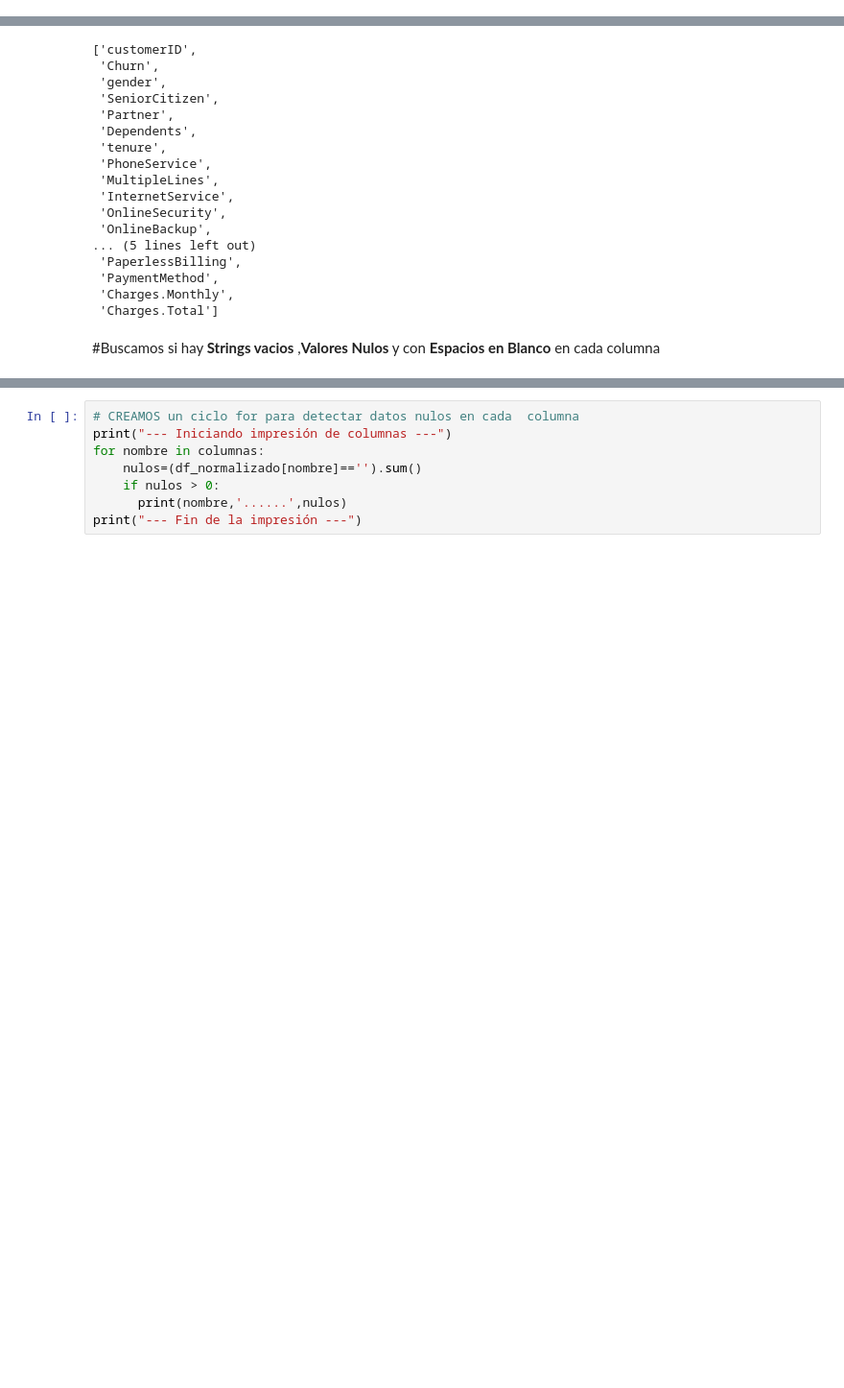
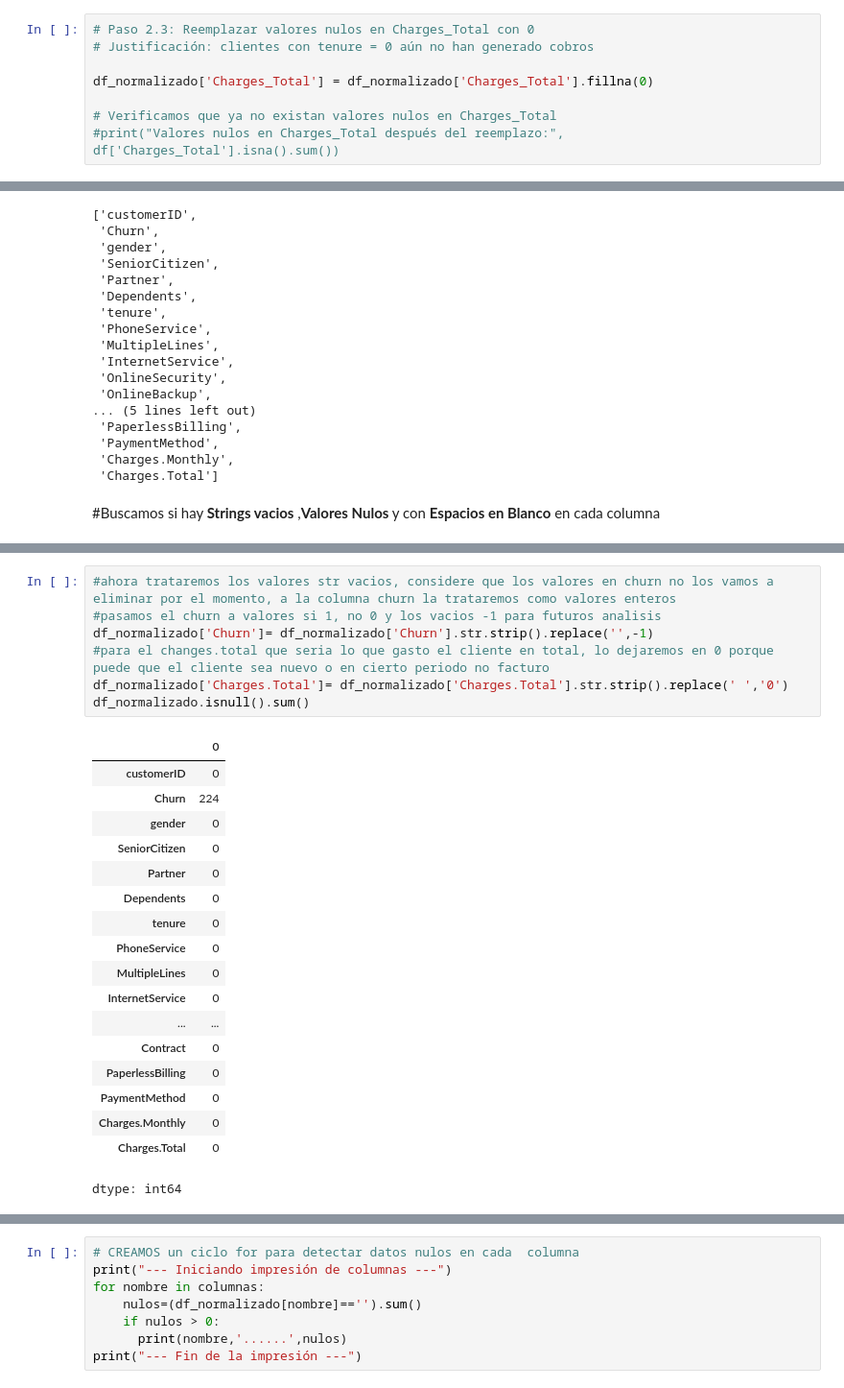
Before and after one commit to jorgevillegazz/Challange-Telecom-X, a Jupyter notebook: TelecomX_LATAM_de_George.ipynb, the cells around one changed output, grey strips where cells are left out. Shown at 96% size. Saved outputs shown, nothing was run; the diff lists cells and outputs as text; blank space fills up the shorter version.

```diff
--- a/TelecomX_LATAM_de_George.ipynb
+++ b/TelecomX_LATAM_de_George.ipynb
@@ -116,0 +267,8 @@ memory usage: 1.2+ MB
+# %%
+# Paso 2.3: Reemplazar valores nulos en Charges_Total con 0
+# Justificación: clientes con tenure = 0 aún no han generado cobros
+
+df_normalizado['Charges_Total'] = df_normalizado['Charges_Total'].fillna(0)
+
+# Verificamos que ya no existan valores nulos en Charges_Total
+#print("Valores nulos en Charges_Total después del reemplazo:", df['Charges_Total'].isna().sum())
@@ -139,0 +330,26 @@ columnas
+# %%
+#ahora trataremos los valores str vacios, considere que los valores en churn no los vamos a eliminar por el momento, a la columna churn la trataremos como valores enteros
+#pasamos el churn a valores si 1, no 0 y los vacios -1 para futuros analisis
+df_normalizado['Churn']= df_normalizado['Churn'].str.strip().replace('',-1)
+#para el changes.total que seria lo que gasto el cliente en total, lo dejaremos en 0 porque puede que el cliente sea nuevo o en cierto periodo no facturo
+df_normalizado['Charges.Total']= df_normalizado['Charges.Total'].str.strip().replace(' ','0')
+df_normalizado.isnull().sum()
+# %% [output]
+|  | 0 |
+| customerID | 0 |
+| Churn | 224 |
+| gender | 0 |
+| SeniorCitizen | 0 |
+| Partner | 0 |
+| Dependents | 0 |
+| tenure | 0 |
+| PhoneService | 0 |
+| MultipleLines | 0 |
+| InternetService | 0 |
+| ... | ... |
+| Contract | 0 |
+| PaperlessBilling | 0 |
+| PaymentMethod | 0 |
+| Charges.Monthly | 0 |
+| Charges.Total | 0 |
+dtype: int64
```
Also changed, not shown: parts of 19 cells of this notebook.
